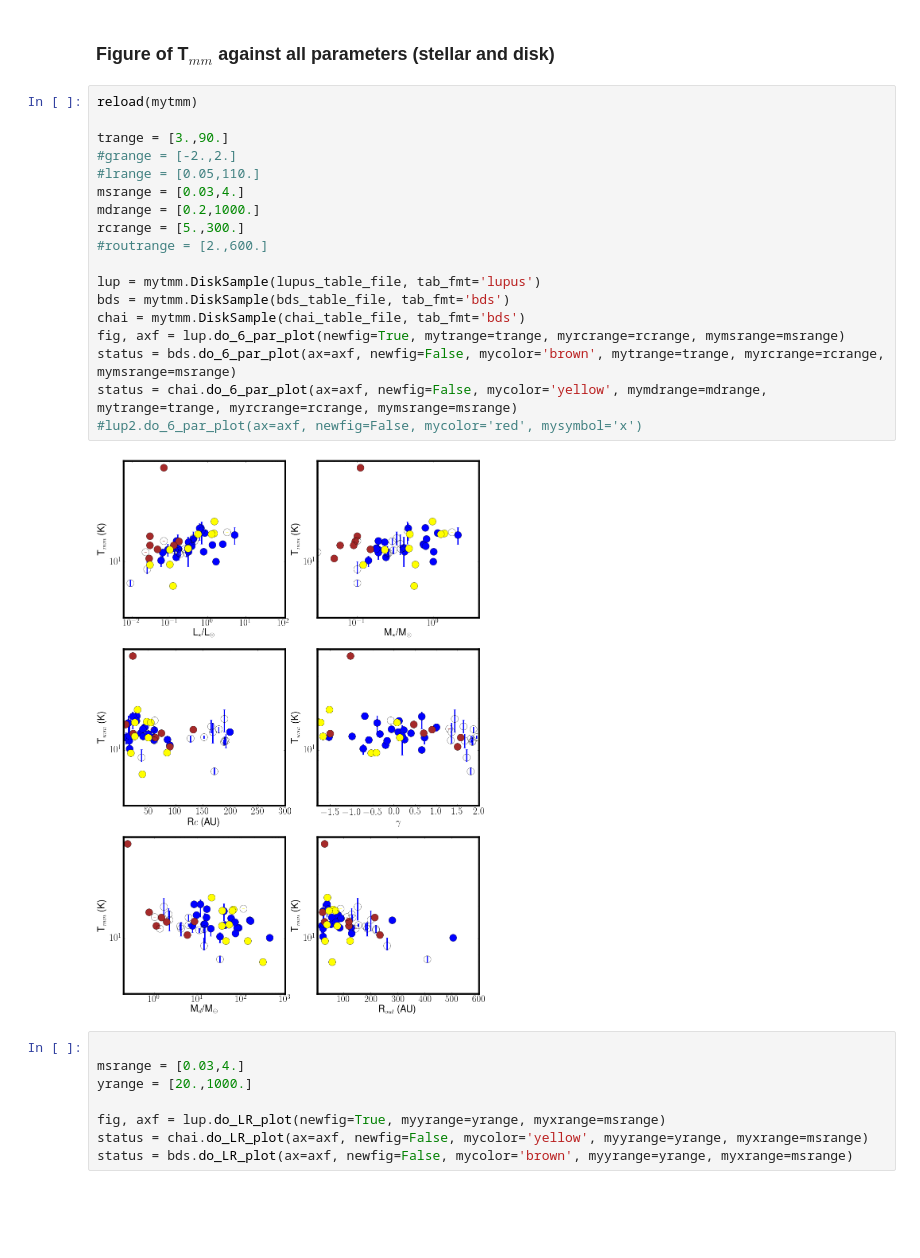
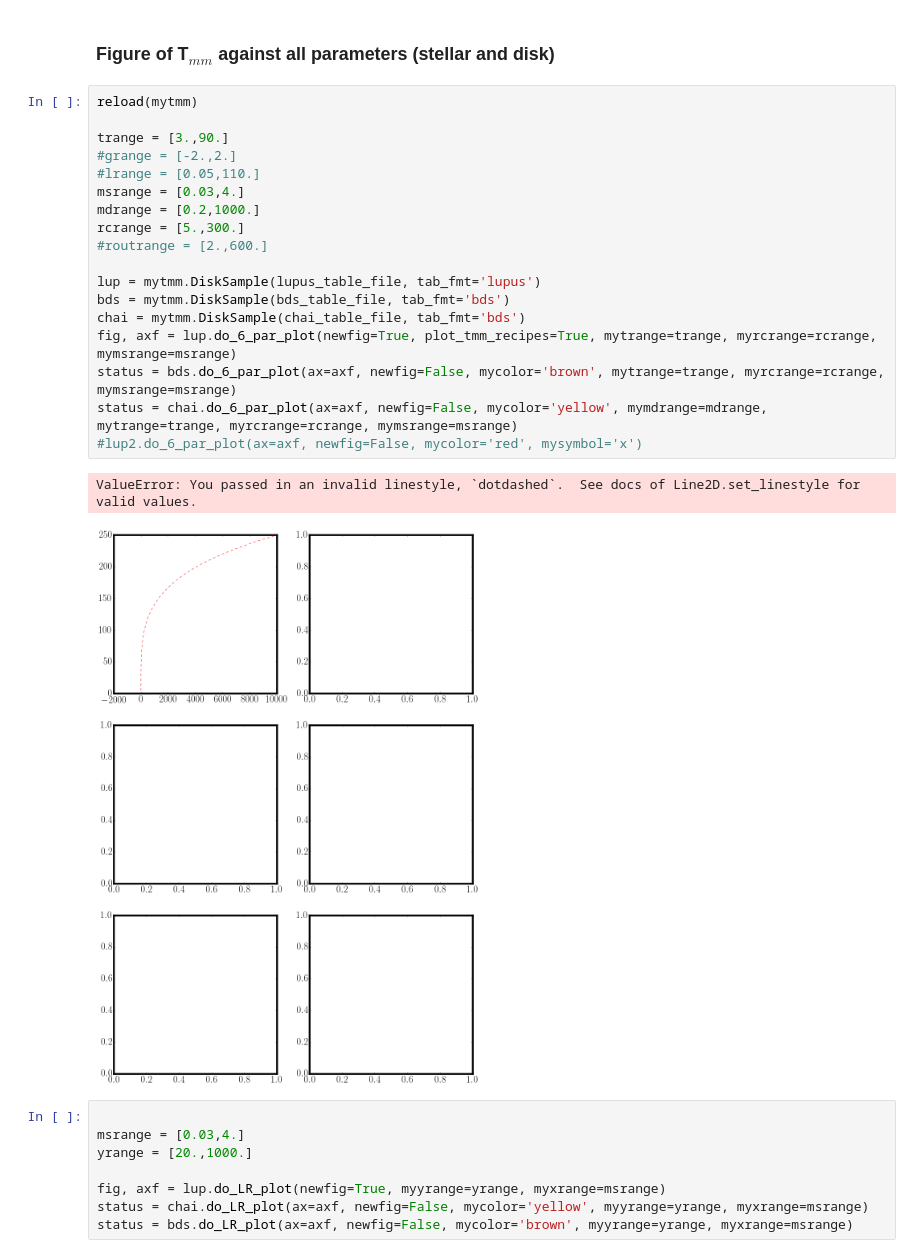
Before and after one commit to ltesti/DiskTemperature, a Jupyter notebook: TmmScaleFromDikFit.ipynb, the cells around one changed output. Saved outputs shown, nothing was run; the diff lists cells and outputs as text; blank space fills up the shorter version.

Commit message:
added recipes to Tmm/Lstar plot

```diff
--- a/TmmScaleFromDikFit.ipynb
+++ b/TmmScaleFromDikFit.ipynb
@@ -65,23 +65,24 @@ Table of Disk observed and fitted properties, read from file lupus_k337_table_fi
 # %%
 reload(mytmm)
 
 trange = [3.,90.]
 #grange = [-2.,2.]
 #lrange = [0.05,110.]
 msrange = [0.03,4.]
 mdrange = [0.2,1000.]
 rcrange = [5.,300.]
 #routrange = [2.,600.]
 
 lup = mytmm.DiskSample(lupus_table_file, tab_fmt='lupus')
 bds = mytmm.DiskSample(bds_table_file, tab_fmt='bds')
 chai = mytmm.DiskSample(chai_table_file, tab_fmt='bds')
-fig, axf = lup.do_6_par_plot(newfig=True, mytrange=trange, myrcrange=rcrange, mymsrange=msrange)
+fig, axf = lup.do_6_par_plot(newfig=True, plot_tmm_recipes=True, mytrange=trange, myrcrange=rcrange, mymsrange=msrange)
 status = bds.do_6_par_plot(ax=axf, newfig=False, mycolor='brown', mytrange=trange, myrcrange=rcrange, mymsrange=msrange)
 status = chai.do_6_par_plot(ax=axf, newfig=False, mycolor='yellow', mymdrange=mdrange, mytrange=trange, myrcrange=rcrange, mymsrange=msrange)
 #lup2.do_6_par_plot(ax=axf, newfig=False, mycolor='red', mysymbol='x')
 # %% [output]
+ValueError: You passed in an invalid linestyle, `dotdashed`.  See docs of Line2D.set_linestyle for valid values.
-[figure, old version]
+[figure, new version]
 # %%
 
 msrange = [0.03,4.]
```
Also changed, not shown: parts of 1 cell of this notebook, 1 other file.
